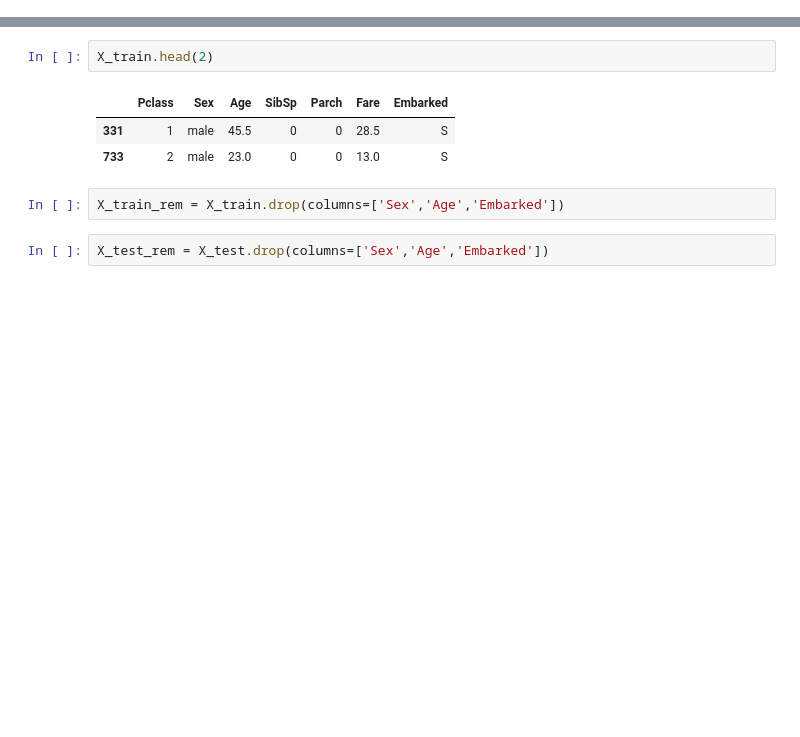
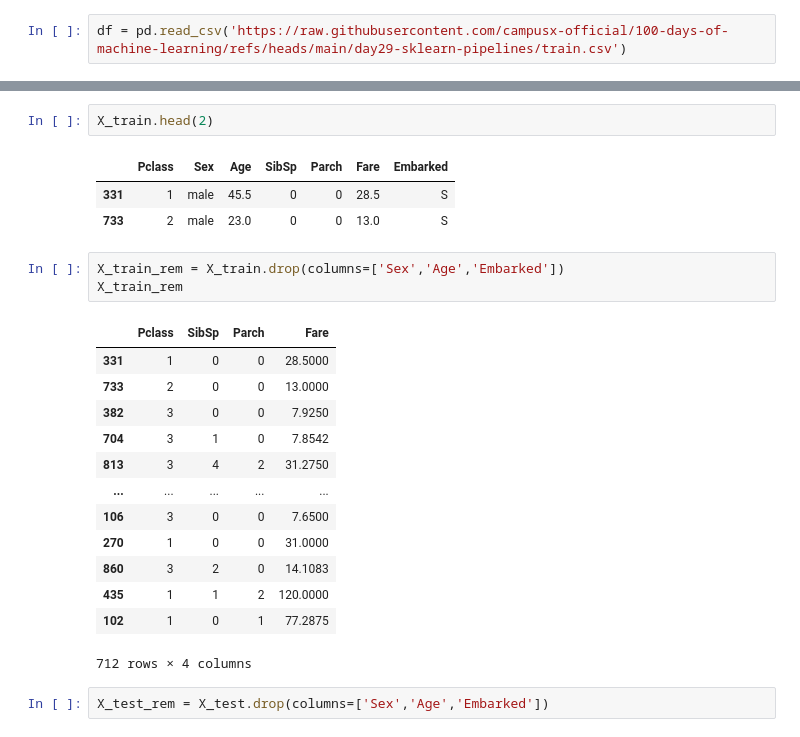
Before and after one commit to shiv1122004/ML, a Jupyter notebook: day29-sklearn-pipelines/titanic-without-using-pipeline.ipynb, the cells around one changed output, grey strips where cells are left out. Cells and saved outputs as stored; diff of their text form; blank space fills up the shorter version.

```diff
--- a/day29-sklearn-pipelines/titanic-without-using-pipeline.ipynb
+++ b/day29-sklearn-pipelines/titanic-without-using-pipeline.ipynb
@@ -14,3 +12,5 @@ df = pd.read_csv('train.csv')
+# %%
+df = pd.read_csv('https://raw.githubusercontent.com/campusx-official/100-days-of-machine-learning/refs/heads/main/day29-sklearn-pipelines/train.csv')
 # %%
 df.head()
 # %% [output]
@@ -124,6 +126,21 @@ X_train.head(2)
 | 733 | 2 | male | 23.0 | 0 | 0 | 13.0 | S |
 # %%
 X_train_rem = X_train.drop(columns=['Sex','Age','Embarked'])
+X_train_rem
+# %% [output]
+|  | Pclass | SibSp | Parch | Fare |
+| 331 | 1 | 0 | 0 | 28.5000 |
+| 733 | 2 | 0 | 0 | 13.0000 |
+| 382 | 3 | 0 | 0 | 7.9250 |
+| 704 | 3 | 1 | 0 | 7.8542 |
+| 813 | 3 | 4 | 2 | 31.2750 |
+| ... | ... | ... | ... | ... |
+| 106 | 3 | 0 | 0 | 7.6500 |
+| 270 | 1 | 0 | 0 | 31.0000 |
+| 860 | 3 | 2 | 0 | 14.1083 |
+| 435 | 1 | 1 | 2 | 120.0000 |
+| 102 | 1 | 0 | 1 | 77.2875 |
+712 rows × 4 columns
 # %%
 X_test_rem = X_test.drop(columns=['Sex','Age','Embarked'])
 # %%
```
Also changed, not shown: parts of 5 cells of this notebook.
